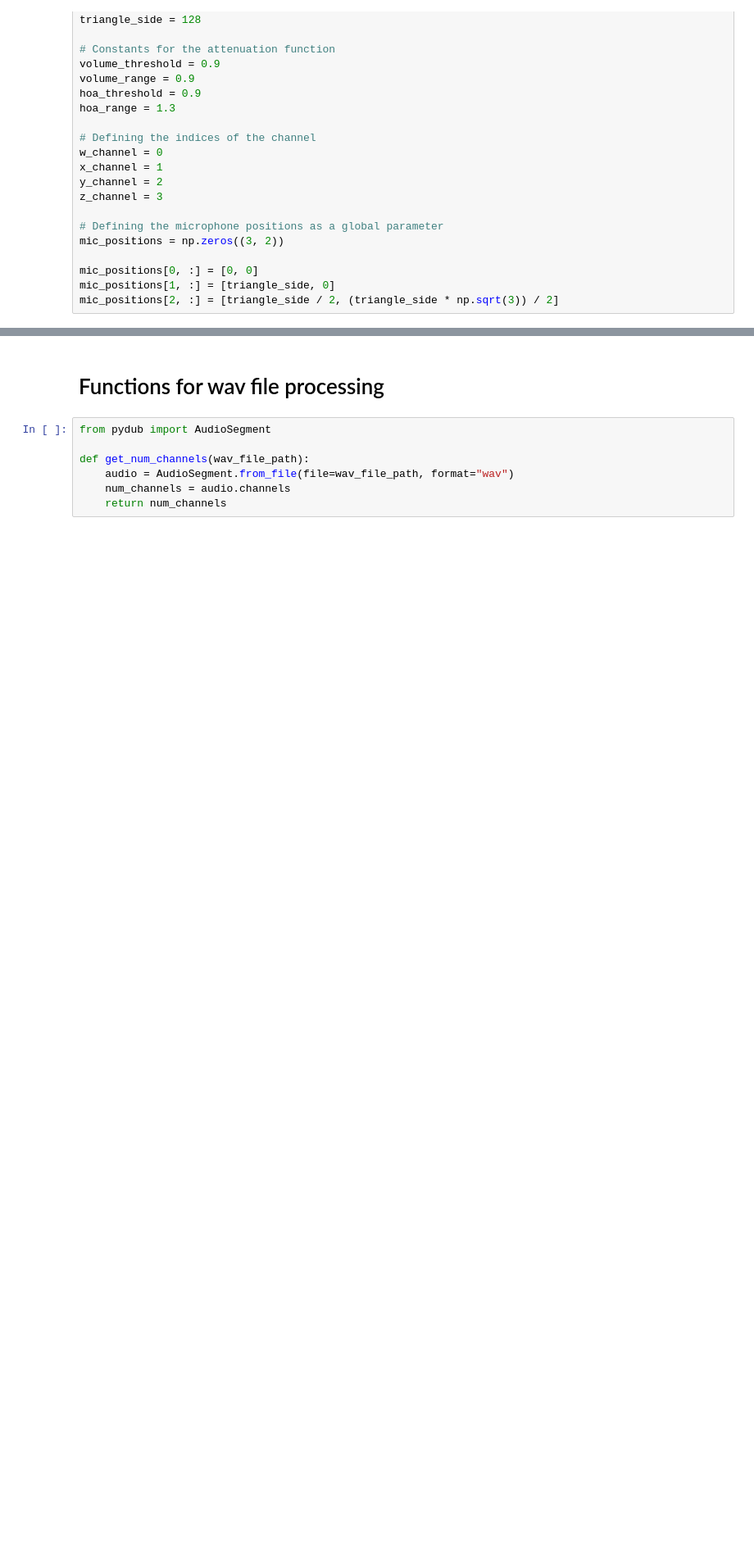
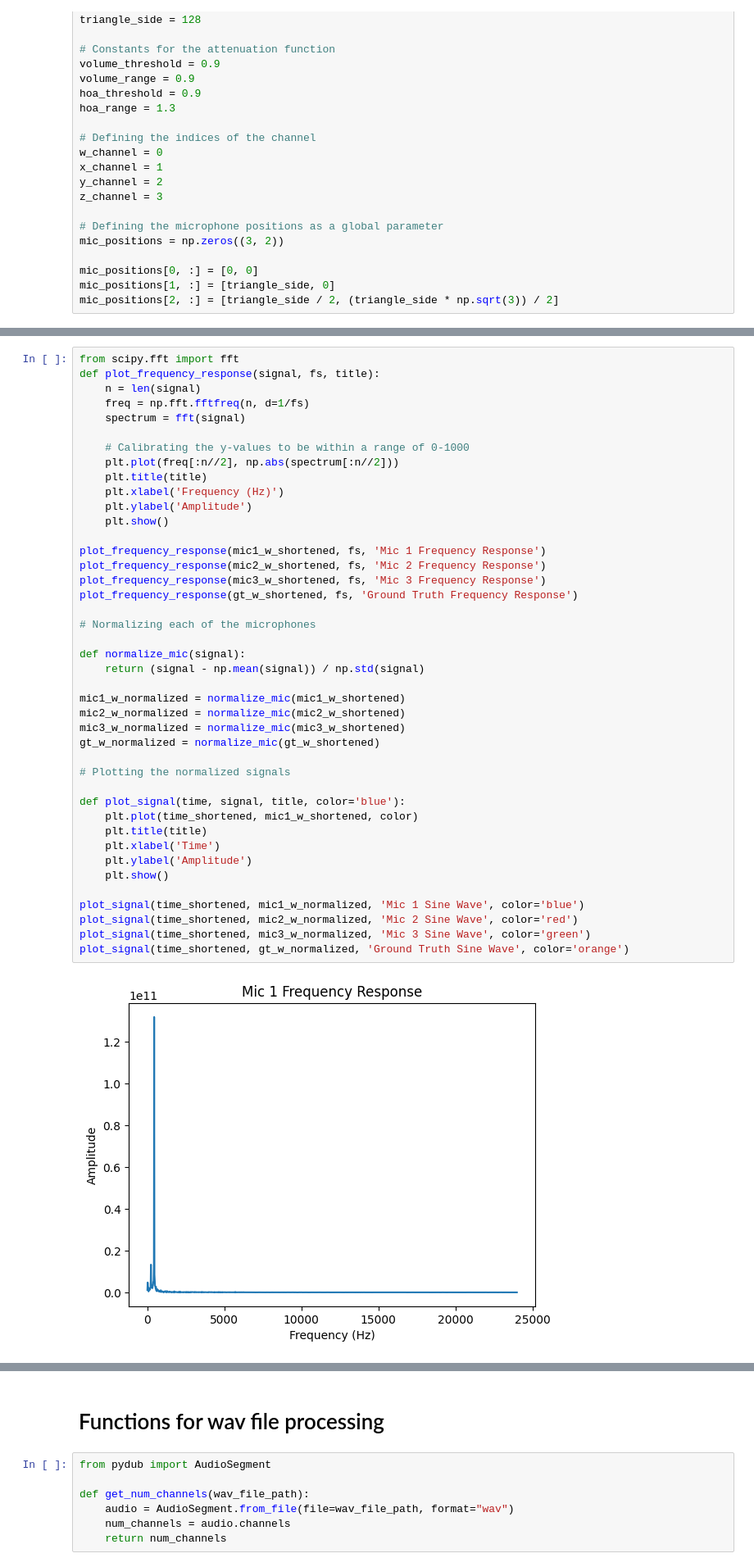
Before and after one commit to tjunjet/spatial_audio, a Jupyter notebook: codes/tj_weighted_dist.ipynb, the cells around one changed output, grey strips where cells are left out. Shown at 82% size. Saved outputs shown, nothing was run; the diff lists cells and outputs as text; blank space fills up the shorter version.

```diff
--- a/codes/tj_weighted_dist.ipynb
+++ b/codes/tj_weighted_dist.ipynb
@@ -52,0 +122,44 @@ mic_positions[2, :] = [triangle_side / 2, (triangle_side * np.sqrt(3)) / 2]
+# %%
+from scipy.fft import fft
+def plot_frequency_response(signal, fs, title):
+    n = len(signal)
+    freq = np.fft.fftfreq(n, d=1/fs)
+    spectrum = fft(signal)
+
+    # Calibrating the y-values to be within a range of 0-1000
+    plt.plot(freq[:n//2], np.abs(spectrum[:n//2]))
+    plt.title(title)
+    plt.xlabel('Frequency (Hz)')
+    plt.ylabel('Amplitude')
+    plt.show()
+
+plot_frequency_response(mic1_w_shortened, fs, 'Mic 1 Frequency Response')
+plot_frequency_response(mic2_w_shortened, fs, 'Mic 2 Frequency Response')
+plot_frequency_response(mic3_w_shortened, fs, 'Mic 3 Frequency Response')
+plot_frequency_response(gt_w_shortened, fs, 'Ground Truth Frequency Response')
+
+# Normalizing each of the microphones
+
+def normalize_mic(signal):
+    return (signal - np.mean(signal)) / np.std(signal)
+
+mic1_w_normalized = normalize_mic(mic1_w_shortened)
+mic2_w_normalized = normalize_mic(mic2_w_shortened)
+mic3_w_normalized = normalize_mic(mic3_w_shortened)
+gt_w_normalized = normalize_mic(gt_w_shortened)
+
+# Plotting the normalized signals
+
+def plot_signal(time, signal, title, color='blue'):
+    plt.plot(time_shortened, mic1_w_shortened, color)
+    plt.title(title)
+    plt.xlabel('Time')
+    plt.ylabel('Amplitude')
+    plt.show()
+
+plot_signal(time_shortened, mic1_w_normalized, 'Mic 1 Sine Wave', color='blue')
+plot_signal(time_shortened, mic2_w_normalized, 'Mic 2 Sine Wave', color='red')
+plot_signal(time_shortened, mic3_w_normalized, 'Mic 3 Sine Wave', color='green')
+plot_signal(time_shortened, gt_w_normalized, 'Ground Truth Sine Wave', color='orange')
+# %% [output]
+[figure, added]
```
Also changed, not shown: parts of 11 cells of this notebook, 19 other files.
